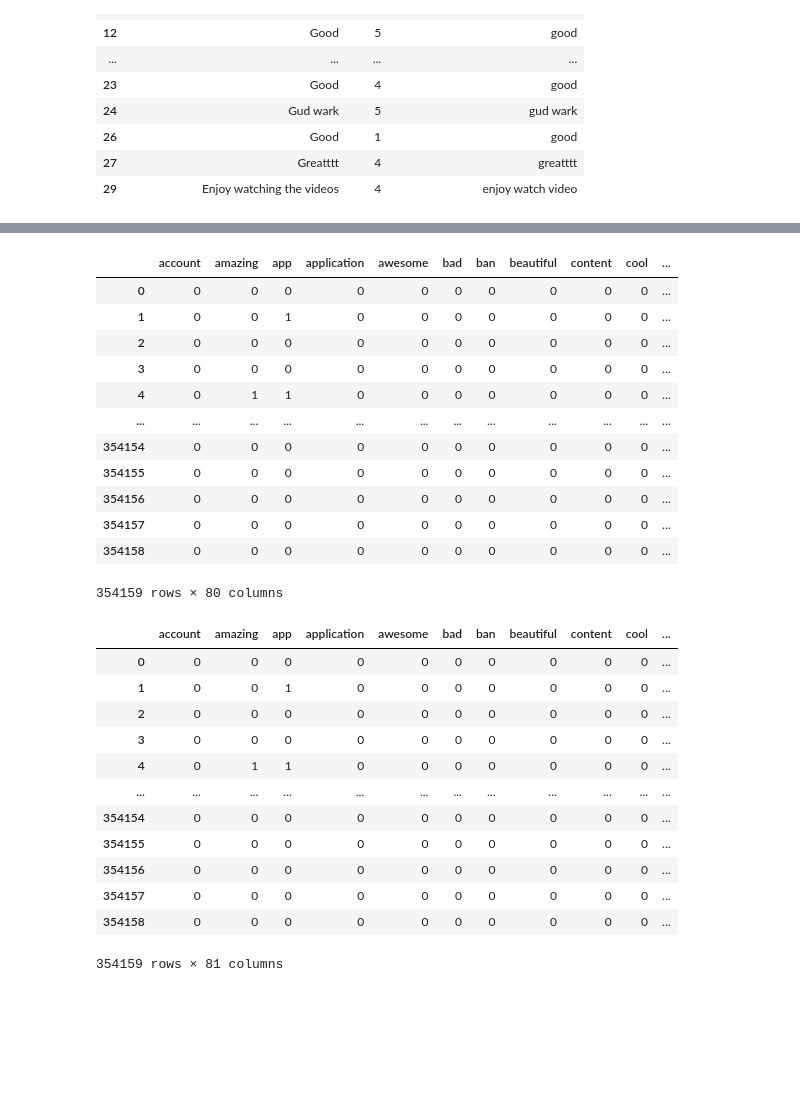
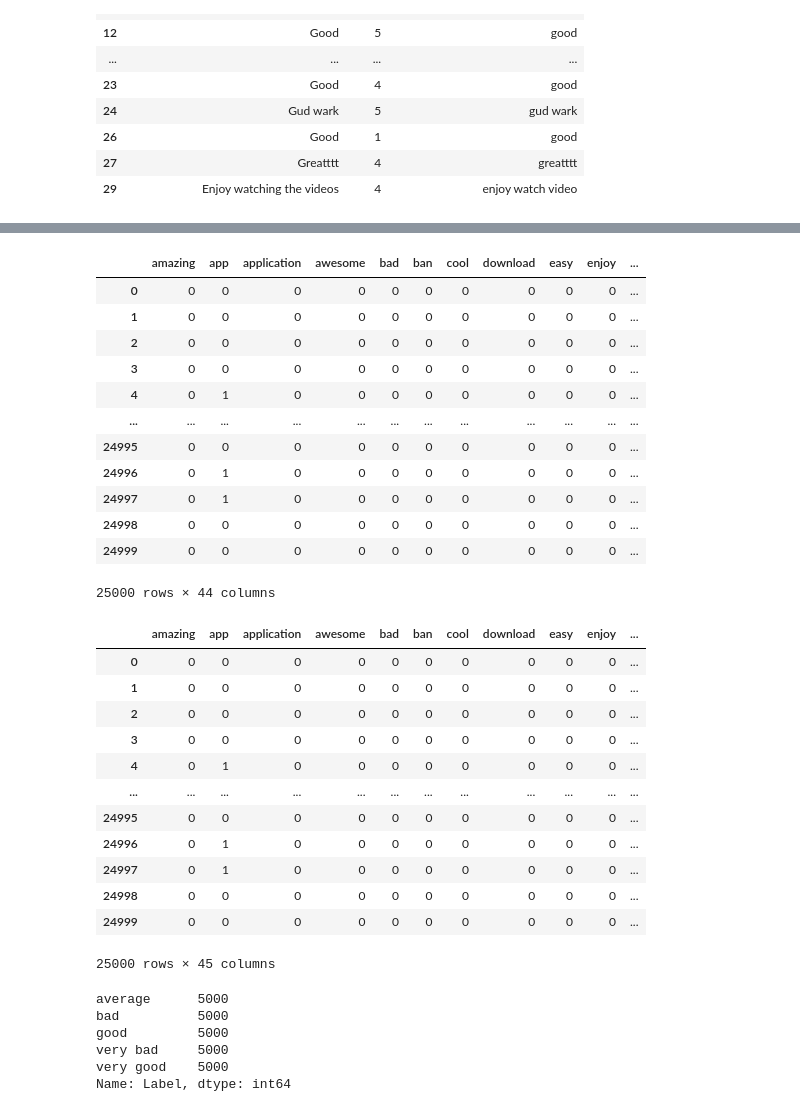
Before and after one commit to XingyuChenTim/project-port, a Jupyter notebook: dt_nb_svm.ipynb, the cells around one changed output, grey strips where cells are left out. Cells and saved outputs as stored; diff of their text form; code cells hidden in the pictures; blank space fills up the shorter version.

```diff
--- a/dt_nb_svm.ipynb
+++ b/dt_nb_svm.ipynb
@@ -124,40 +165,40 @@ DF_Count.to_csv('df_count.csv')
 # %%
 filename="df_count.csv"
 
 df=pd.read_csv(filename)
 df = df.rename(columns={ df.columns[0]: "LABEL" })
 df_tem = df
 df_tem = df_tem.drop(['LABEL'], axis = 1)
-df_tem.drop([col for col, val in df_tem.sum().iteritems() if val < 500], axis=1, inplace=True)
+df_tem.drop([col for col, val in df_tem.sum().iteritems() if val < 100], axis=1, inplace=True)
 df_tem
 # %% [output]
-|  | account | amazing | app | application | awesome | bad | ban | beautiful | content | cool | ... |
+|  | amazing | app | application | awesome | bad | ban | cool | download | easy | enjoy | ... |
 | 0 | 0 | 0 | 0 | 0 | 0 | 0 | 0 | 0 | 0 | 0 | ... |
-| 1 | 0 | 0 | 1 | 0 | 0 | 0 | 0 | 0 | 0 | 0 | ... |
+| 1 | 0 | 0 | 0 | 0 | 0 | 0 | 0 | 0 | 0 | 0 | ... |
 | 2 | 0 | 0 | 0 | 0 | 0 | 0 | 0 | 0 | 0 | 0 | ... |
 | 3 | 0 | 0 | 0 | 0 | 0 | 0 | 0 | 0 | 0 | 0 | ... |
-| 4 | 0 | 1 | 1 | 0 | 0 | 0 | 0 | 0 | 0 | 0 | ... |
+| 4 | 0 | 1 | 0 | 0 | 0 | 0 | 0 | 0 | 0 | 0 | ... |
 | ... | ... | ... | ... | ... | ... | ... | ... | ... | ... | ... | ... |
-| 354154 | 0 | 0 | 0 | 0 | 0 | 0 | 0 | 0 | 0 | 0 | ... |
-| 354155 | 0 | 0 | 0 | 0 | 0 | 0 | 0 | 0 | 0 | 0 | ... |
-| 354156 | 0 | 0 | 0 | 0 | 0 | 0 | 0 | 0 | 0 | 0 | ... |
-| 354157 | 0 | 0 | 0 | 0 | 0 | 0 | 0 | 0 | 0 | 0 | ... |
-| 354158 | 0 | 0 | 0 | 0 | 0 | 0 | 0 | 0 | 0 | 0 | ... |
+| 24995 | 0 | 0 | 0 | 0 | 0 | 0 | 0 | 0 | 0 | 0 | ... |
+| 24996 | 0 | 1 | 0 | 0 | 0 | 0 | 0 | 0 | 0 | 0 | ... |
+| 24997 | 0 | 1 | 0 | 0 | 0 | 0 | 0 | 0 | 0 | 0 | ... |
+| 24998 | 0 | 0 | 0 | 0 | 0 | 0 | 0 | 0 | 0 | 0 | ... |
+| 24999 | 0 | 0 | 0 | 0 | 0 | 0 | 0 | 0 | 0 | 0 | ... |
-354159 rows × 80 columns
+25000 rows × 44 columns
 # %%
-df_tem['LABEL'] = df['LABEL']
+df_tem['Label'] = df['LABEL']
 df_tem
 # %% [output]
-|  | account | amazing | app | application | awesome | bad | ban | beautiful | content | cool | ... |
+|  | amazing | app | application | awesome | bad | ban | cool | download | easy | enjoy | ... |
 | 0 | 0 | 0 | 0 | 0 | 0 | 0 | 0 | 0 | 0 | 0 | ... |
-| 1 | 0 | 0 | 1 | 0 | 0 | 0 | 0 | 0 | 0 | 0 | ... |
+| 1 | 0 | 0 | 0 | 0 | 0 | 0 | 0 | 0 | 0 | 0 | ... |
 | 2 | 0 | 0 | 0 | 0 | 0 | 0 | 0 | 0 | 0 | 0 | ... |
 | 3 | 0 | 0 | 0 | 0 | 0 | 0 | 0 | 0 | 0 | 0 | ... |
-| 4 | 0 | 1 | 1 | 0 | 0 | 0 | 0 | 0 | 0 | 0 | ... |
+| 4 | 0 | 1 | 0 | 0 | 0 | 0 | 0 | 0 | 0 | 0 | ... |
 | ... | ... | ... | ... | ... | ... | ... | ... | ... | ... | ... | ... |
-| 354154 | 0 | 0 | 0 | 0 | 0 | 0 | 0 | 0 | 0 | 0 | ... |
-| 354155 | 0 | 0 | 0 | 0 | 0 | 0 | 0 | 0 | 0 | 0 | ... |
-| 354156 | 0 | 0 | 0 | 0 | 0 | 0 | 0 | 0 | 0 | 0 | ... |
-| 354157 | 0 | 0 | 0 | 0 | 0 | 0 | 0 | 0 | 0 | 0 | ... |
-| 354158 | 0 | 0 | 0 | 0 | 0 | 0 | 0 | 0 | 0 | 0 | ... |
+| 24995 | 0 | 0 | 0 | 0 | 0 | 0 | 0 | 0 | 0 | 0 | ... |
+| 24996 | 0 | 1 | 0 | 0 | 0 | 0 | 0 | 0 | 0 | 0 | ... |
+| 24997 | 0 | 1 | 0 | 0 | 0 | 0 | 0 | 0 | 0 | 0 | ... |
+| 24998 | 0 | 0 | 0 | 0 | 0 | 0 | 0 | 0 | 0 | 0 | ... |
+| 24999 | 0 | 0 | 0 | 0 | 0 | 0 | 0 | 0 | 0 | 0 | ... |
-354159 rows × 81 columns
+25000 rows × 45 columns
@@ -164,3 +207,12 @@ df_tem
+# %%
+df_tem['Label'].value_counts()
+# %% [output]
+average      5000
+bad          5000
+good         5000
+very bad     5000
+very good    5000
+Name: Label, dtype: int64
 # %%
 
 ##################################################
```
Also changed, not shown: parts of 16 cells of this notebook, 2 other files.
